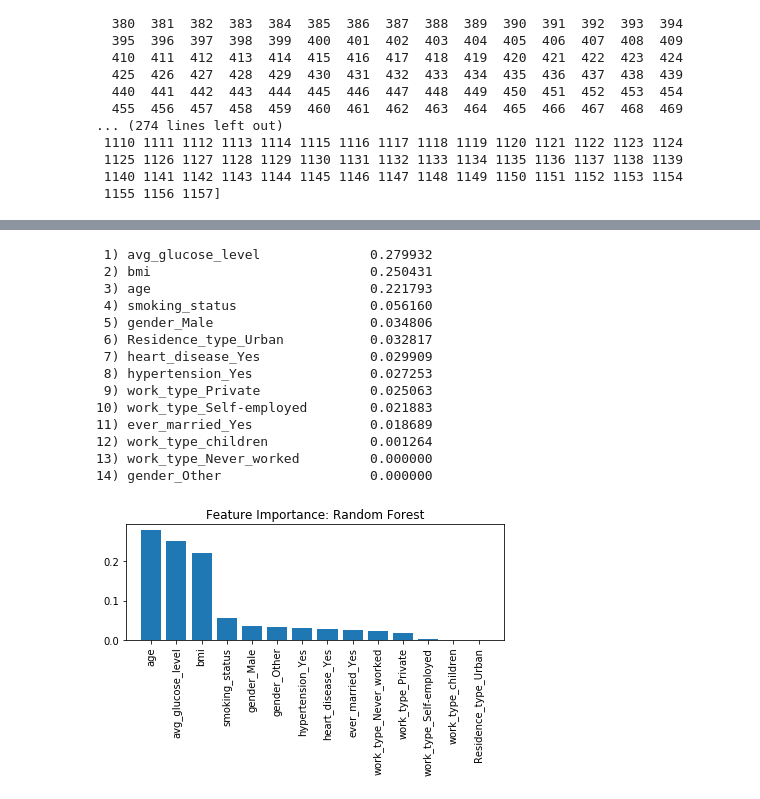
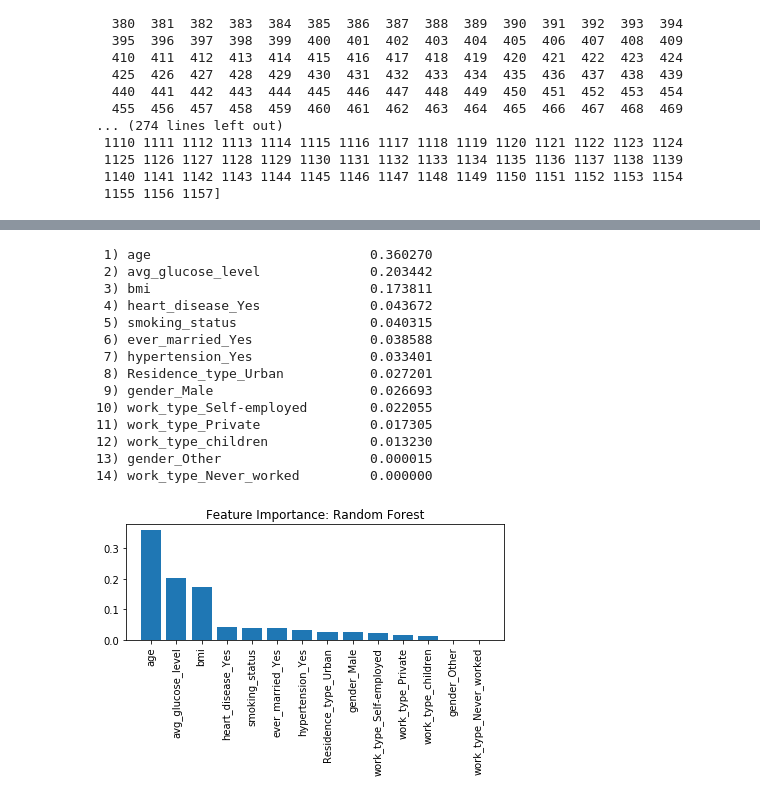
Before and after one commit to emgoh/capstone, a Jupyter notebook: capstone_codes/cp_data_modeling.ipynb, the cells around one changed output, grey strips where cells are left out. Drawn from its saved outputs; the diff is of its cells as text; code cells hidden in the pictures.

```diff
--- a/capstone_codes/cp_data_modeling.ipynb
+++ b/capstone_codes/cp_data_modeling.ipynb
@@ -104,23 +125,21 @@ See the caveats in the documentation: http://pandas.pydata.org/pandas-docs/stabl
 # %%
-# Downsampling on non-stroke patients by counts of age_group_label: df_stroke_1_counts
-######################################################################################
 # Import libraries for resample
 from sklearn.utils import resample
 
 df_sampled_age_grp1 = resample(df_stroke_0_age_grp1, replace=True,
-                               n_samples=4,random_state=0)
+                               n_samples=260,random_state=0)
 df_sampled_age_grp2 = resample(df_stroke_0_age_grp2, replace=True,
-                               n_samples=19,random_state=0)
+                               n_samples=98,random_state=0)
 df_sampled_age_grp3 = resample(df_stroke_0_age_grp3, replace=True,
-                               n_samples=48,random_state=0)
+                               n_samples=114,random_state=0)
 df_sampled_age_grp4 = resample(df_stroke_0_age_grp4, replace=True,
-                               n_samples=125,random_state=0)
+                               n_samples=118,random_state=0)
 df_sampled_age_grp5 = resample(df_stroke_0_age_grp5, replace=True,
-                               n_samples=172,random_state=0)
+                               n_samples=92,random_state=0)
 df_sampled_age_grp6 = resample(df_stroke_0_age_grp6, replace=True,
-                               n_samples=325,random_state=0)
+                               n_samples=75,random_state=0)
 df_sampled_age_grp7 = resample(df_stroke_0_age_grp7, replace=True,
-                               n_samples=79,random_state=0)
+                               n_samples=15,random_state=0)
 
 # Concatentate downsampled majority class '0': non-stroke patients
 df_stroke_0_downsampled = pd.concat([df_sampled_age_grp1,df_sampled_age_grp2,df_sampled_age_grp3,
@@ -253,22 +290,22 @@ tree = DecisionTreeClassifier(criterion='gini',
                                 max_depth=4,
                                 random_state=0)
 feat_labels = df_downsampled.columns[:-1]
-tree.fit(X_train, y_train)
+tree.fit(X_train_std, y_train)
 importances = tree.feature_importances_
 indices = np.argsort(importances)[::-1]
 
-for f in range(X_train.shape[1]):
+for f in range(X_train_std.shape[1]):
     print("%2d) %-*s %f" % (f + 1, 30,
                             feat_labels[indices[f]],
                             importances[indices[f]]))
 
 plt.title('Feature Importance: Decision Tree')
-plt.bar(range(X_train.shape[1]),
+plt.bar(range(X_train_std.shape[1]),
         importances[indices],
         align='center')
-plt.xticks(range(X_train.shape[1]),
-           feat_labels, rotation=90)
-plt.xlim(-1, X_train.shape[1])
+plt.xticks(range(X_train_std.shape[1]),
+           feat_labels[indices], rotation=90)
+plt.xlim(-1, X_train_std.shape[1])
 plt.tight_layout()
 plt.show()
 # %% [output]
@@ -317,46 +368,46 @@ X_test_eval_dt = X_test_std[:, [0,1]]
 # %%
 ###############################################################################
 # Feature Selection: Feature Importance #
 # Using a Random Forest:
 from sklearn.ensemble import RandomForestClassifier
 forest = RandomForestClassifier(criterion='gini',
                                 n_estimators=25,
                                 random_state=0,
                                 n_jobs=1)
 feat_labels = df_downsampled.columns[:-1]
-forest.fit(X_train, y_train)
+forest.fit(X_train_std, y_train)
 importances = forest.feature_importances_
 indices = np.argsort(importances)[::-1]
 
-for f in range(X_train.shape[1]):
+for f in range(X_train_std.shape[1]):
     print("%2d) %-*s %f" % (f + 1, 30,
                             feat_labels[indices[f]],
                             importances[indices[f]]))
 
 plt.figure()
 plt.title('Feature Importance: Random Forest')
-plt.bar(range(X_train.shape[1]),
+plt.bar(range(X_train_std.shape[1]),
         importances[indices],
         align='center')
-plt.xticks(range(X_train.shape[1]),
-           feat_labels, rotation=90)
-plt.xlim(-1, X_train.shape[1])
+plt.xticks(range(X_train_std.shape[1]),
+           feat_labels[indices], rotation=90)
+plt.xlim(-1, X_train_std.shape[1])
 plt.tight_layout()
 plt.show()
 # %% [output]
- 1) avg_glucose_level              0.279932
- 2) bmi                            0.250431
- 3) age                            0.221793
- 4) smoking_status                 0.056160
- 5) gender_Male                    0.034806
- 6) Residence_type_Urban           0.032817
- 7) heart_disease_Yes              0.029909
- 8) hypertension_Yes               0.027253
- 9) work_type_Private              0.025063
-10) work_type_Self-employed        0.021883
-11) ever_married_Yes               0.018689
-12) work_type_children             0.001264
-13) work_type_Never_worked         0.000000
-14) gender_Other                   0.000000
+ 1) age                            0.360270
+ 2) avg_glucose_level              0.203442
+ 3) bmi                            0.173811
+ 4) heart_disease_Yes              0.043672
+ 5) smoking_status                 0.040315
+ 6) ever_married_Yes               0.038588
+ 7) hypertension_Yes               0.033401
+ 8) Residence_type_Urban           0.027201
+ 9) gender_Male                    0.026693
+10) work_type_Self-employed        0.022055
+11) work_type_Private              0.017305
+12) work_type_children             0.013230
+13) gender_Other                   0.000015
+14) work_type_Never_worked         0.000000
-[figure, old version]
+[figure, new version]
 # %%
```
Also changed, not shown: parts of 19 cells of this notebook, 1 other file.
